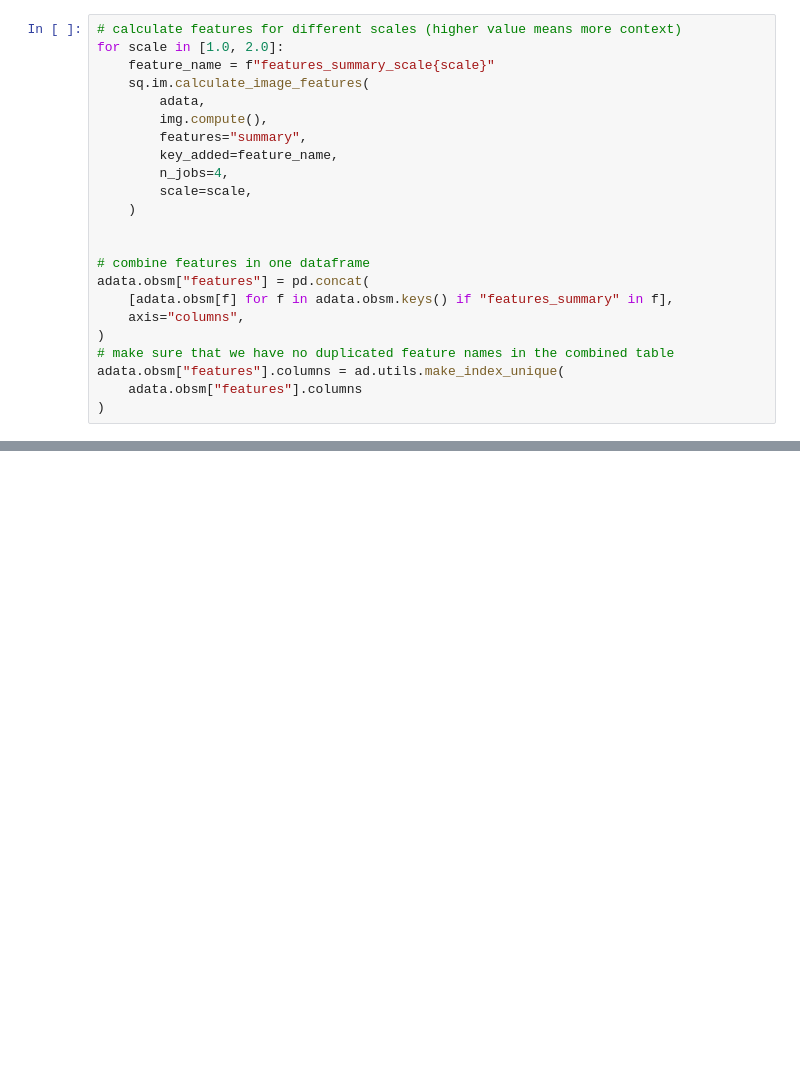
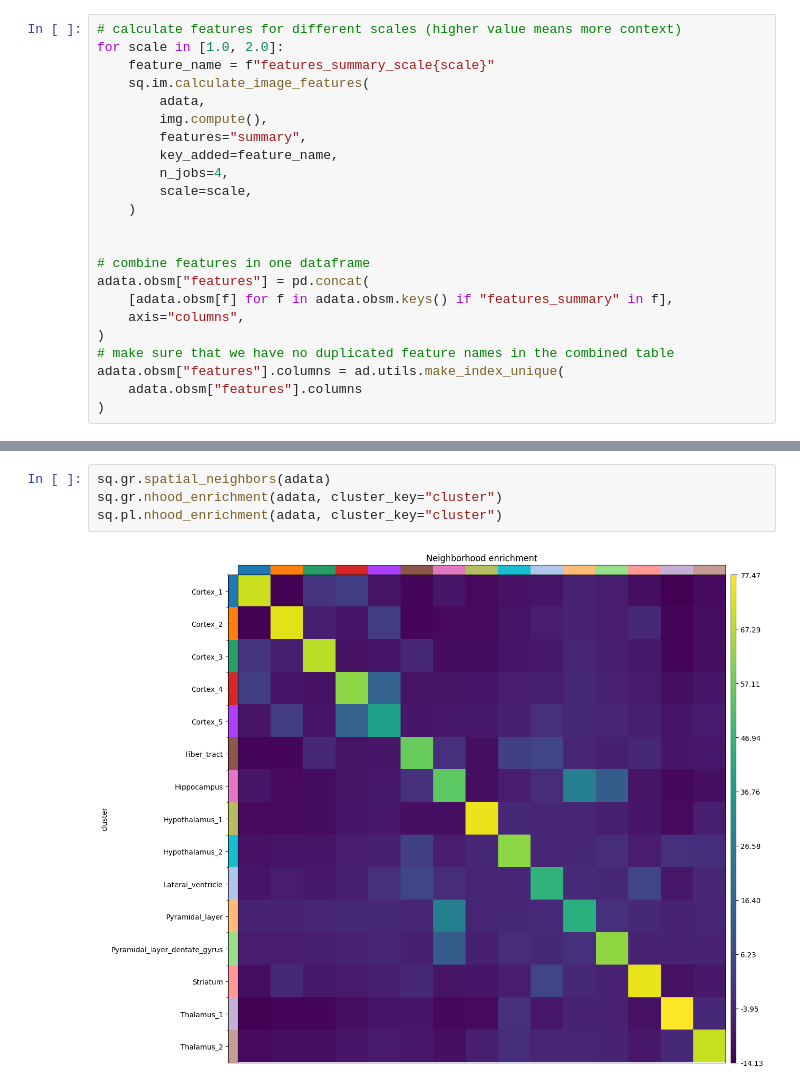
Before and after one commit to mmetalab/spatial_transcriptomics_marker_mapper, a Jupyter notebook: Code/spatial_data_explore.ipynb, the cells around one changed output, grey strips where cells are left out. Cells and saved outputs as stored; diff of their text form; blank space fills up the shorter version.

```diff
--- a/Code/spatial_data_explore.ipynb
+++ b/Code/spatial_data_explore.ipynb
@@ -81,3 +83,9 @@ sq.pl.spatial_scatter(adata, color=["features_cluster", "cluster"])
  To achieve the future defaults please pass: flavor="igraph" and n_iterations=2.  directed must also be False to work with igraph's implementation.
   sc.tl.leiden(adata)
 [figure]
+# %%
+sq.gr.spatial_neighbors(adata)
+sq.gr.nhood_enrichment(adata, cluster_key="cluster")
+sq.pl.nhood_enrichment(adata, cluster_key="cluster")
+# %% [output]
+[figure, added]
```
Also changed, not shown: parts of 7 cells of this notebook, 10 other files.
